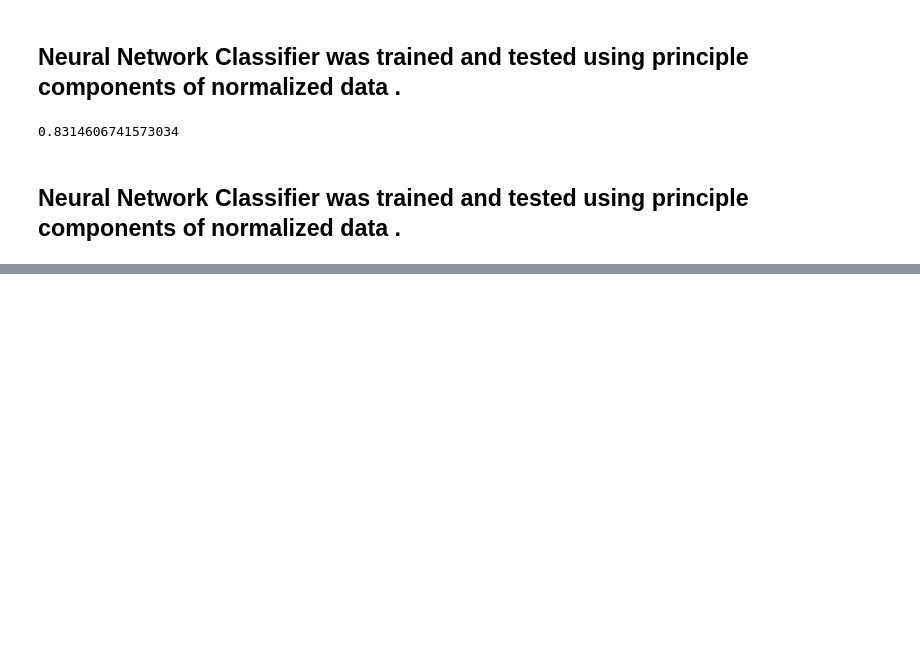
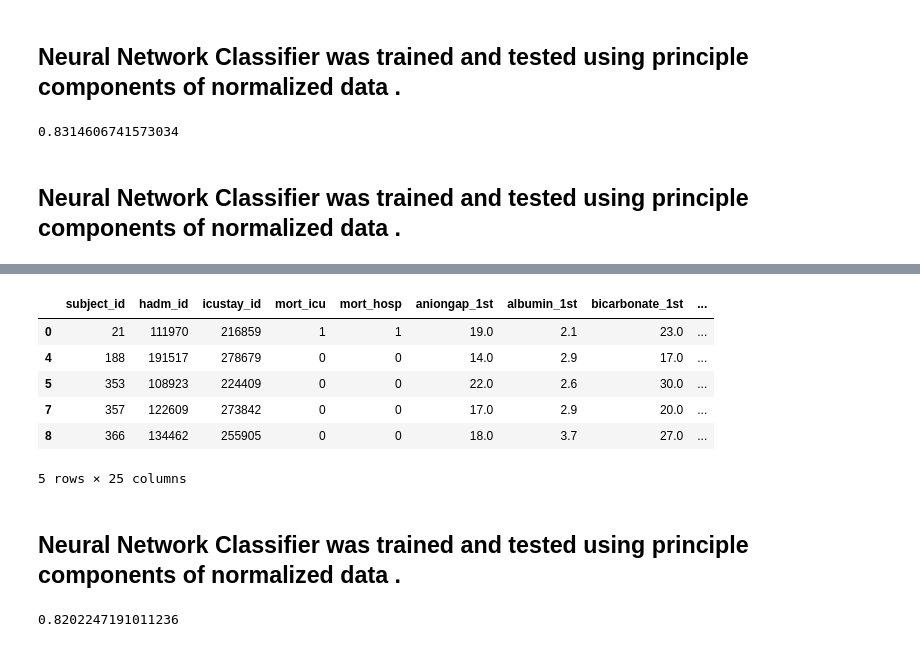
Before and after one commit to RJBeetel3/mimic3_analysis, a Jupyter notebook: SEPSIS_LABEVENTS_FIRST.ipynb, the cells around one changed output, grey strips where cells are left out. Saved outputs shown, nothing was run; the diff lists cells and outputs as text; code cells hidden in the pictures; blank space fills up the shorter version.

```diff
--- a/SEPSIS_LABEVENTS_FIRST.ipynb
+++ b/SEPSIS_LABEVENTS_FIRST.ipynb
@@ -750,0 +808,11 @@ clf.score(X_test, y_test)
+# %%
+data3 = data.dropna()
+data3.head()
+# %% [output]
+|  | subject_id | hadm_id | icustay_id | mort_icu | mort_hosp | aniongap_1st | albumin_1st | bicarbonate_1st | ... |
+| 0 | 21 | 111970 | 216859 | 1 | 1 | 19.0 | 2.1 | 23.0 | ... |
+| 4 | 188 | 191517 | 278679 | 0 | 0 | 14.0 | 2.9 | 17.0 | ... |
+| 5 | 353 | 108923 | 224409 | 0 | 0 | 22.0 | 2.6 | 30.0 | ... |
+| 7 | 357 | 122609 | 273842 | 0 | 0 | 17.0 | 2.9 | 20.0 | ... |
+| 8 | 366 | 134462 | 255905 | 0 | 0 | 18.0 | 3.7 | 27.0 | ... |
+5 rows × 25 columns
@@ -750,0 +841,15 @@ clf.score(X_test, y_test)
+# %% [markdown]
+## Neural Network Classifier was trained and tested using principle components of normalized data .
+# %%
+from sklearn.neural_network import MLPClassifier
+X_train, X_test, y_train, y_test = train_test_split(reduced_norm_data, good_norm_data['mort_icu'], test_size = 0.15, random_state = 42)
+
+
+clf = MLPClassifier(solver='lbfgs', alpha=1e-5,
+                    hidden_layer_sizes=(5, 2), random_state=1)
+
+clf.fit(X_train, y_train)
+
+clf.score(X_test, y_test)
+# %% [output]
+0.8202247191011236
```
Also changed, not shown: parts of 11 cells of this notebook.
